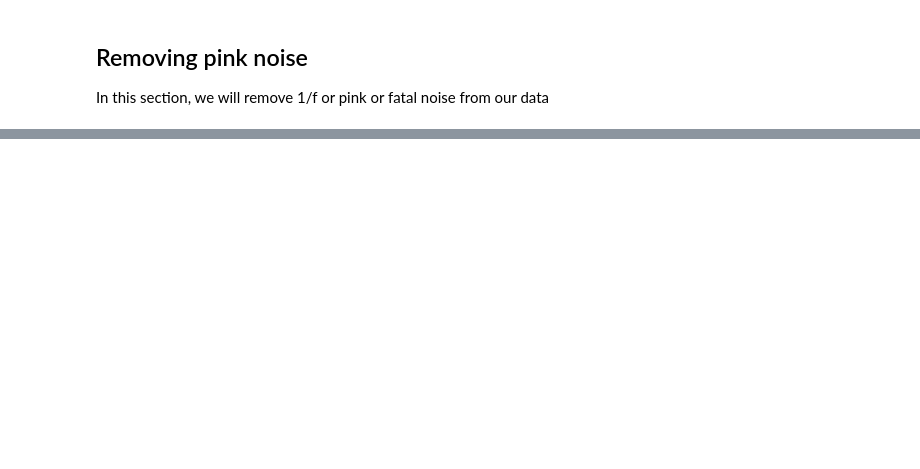
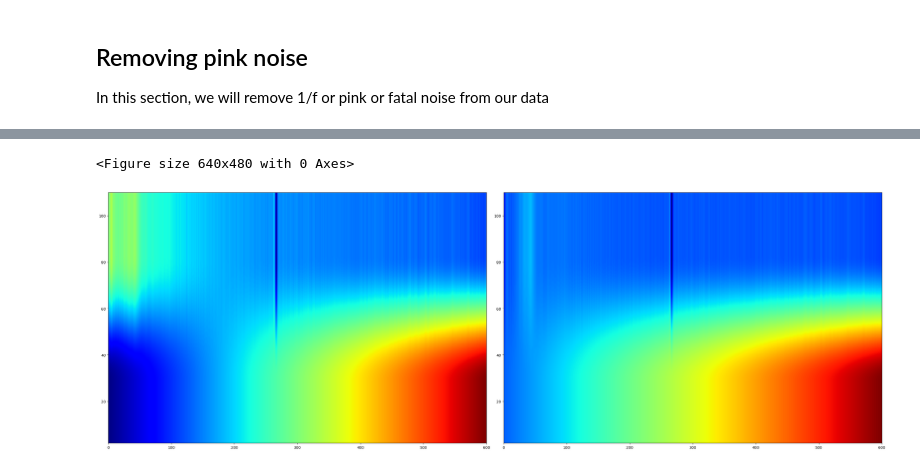
Before and after one commit to navnoorsingh0309/Brain_waves_analysis, a Jupyter notebook: main_TF.ipynb, the cells around one changed output, grey strips where cells are left out. Cells and saved outputs as stored; diff of their text form; code cells hidden in the pictures; blank space fills up the shorter version.

```diff
--- a/main_TF.ipynb
+++ b/main_TF.ipynb
@@ -336,7 +324,10 @@ plt.show();
 # %%
 plt.clf()
 fig, (ax1, ax2) = plt.subplots(1, 2, figsize=(30, 10));
-im1 = ax1.imshow((psdFreqs[0], (10*np.log10(psdDatas[3][0]) - shift_med1)),origin='lower', aspect='auto', extent=[0, 600, 2, 110], cmap='jet');
-im2 = ax2.imshow((psdFreqs[0], 10*np.log10(psdDatas[3][0]) - shift_med1 - y_fit),origin='lower', aspect='auto', extent=[0, 600, 2, 110], cmap='jet');
+im1 = ax1.imshow((psdFreqs[0], (10*np.log10(htr_avg) - shift_med1)),origin='lower', aspect='auto', extent=[0, 600, 2, 110], cmap='jet');
+im2 = ax2.imshow((psdFreqs[0], 10*np.log10(htr_avg) - shift_med1 - y_fit),origin='lower', aspect='auto', extent=[0, 600, 2, 110], cmap='jet');
 plt.tight_layout()
 plt.show()
+# %% [output]
+<Figure size 640x480 with 0 Axes>
+[figure, added]
```
Also changed, not shown: parts of 5 cells of this notebook.
